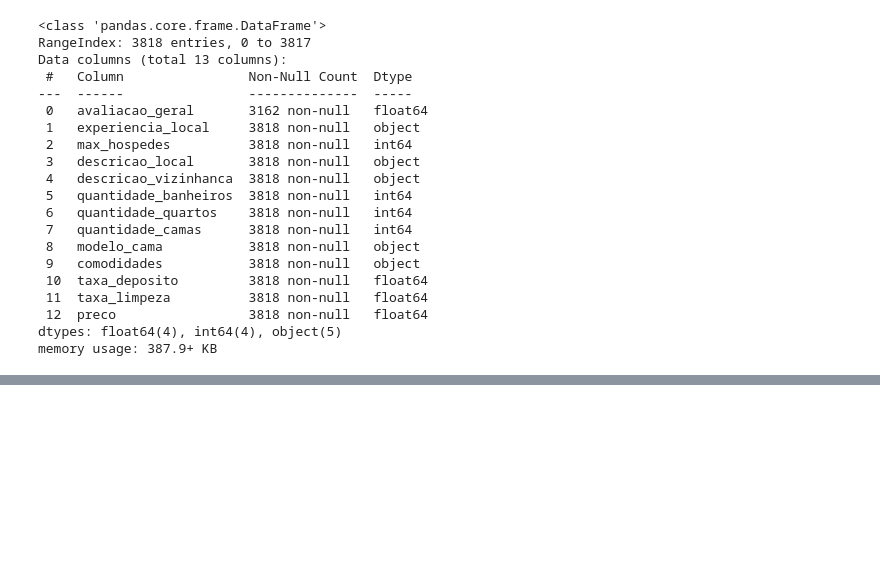
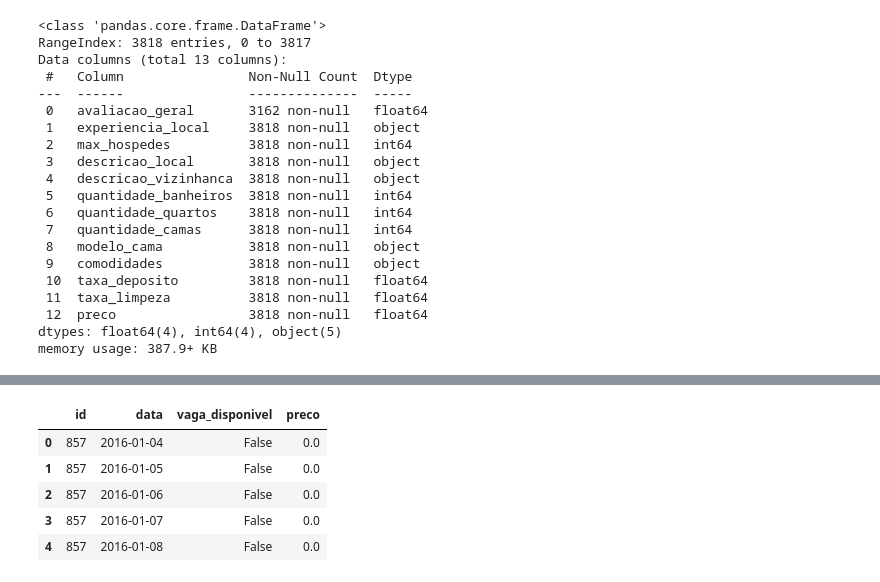
Before and after one commit to VinicMello/bootcamp_data, a Jupyter notebook: main.ipynb, the cells around one changed output, grey strips where cells are left out. Drawn from its saved outputs; the diff is of its cells as text; code cells hidden in the pictures; blank space fills up the shorter version.

```diff
--- a/main.ipynb
+++ b/main.ipynb
@@ -154,0 +285,18 @@ memory usage: 387.9+ KB
+# %%
+# Preenche valores nulos na coluna 'preco' com '0.0'
+df_moveis_disponiveis['preco'] = df_moveis_disponiveis['preco'].fillna('0.0')
+
+# Remove '$' e vírgulas da coluna 'preco'
+df_moveis_disponiveis['preco'] = df_moveis_disponiveis['preco'].apply(lambda x: x.replace('$', '').replace(',', ''))
+
+# Converte a coluna 'preco' para tipo float64
+df_moveis_disponiveis['preco'] = df_moveis_disponiveis['preco'].astype(np.float64)
+
+df_moveis_disponiveis.head()
+# %% [output]
+|  | id | data | vaga_disponivel | preco |
+| 0 | 857 | 2016-01-04 | False | 0.0 |
+| 1 | 857 | 2016-01-05 | False | 0.0 |
+| 2 | 857 | 2016-01-06 | False | 0.0 |
+| 3 | 857 | 2016-01-07 | False | 0.0 |
+| 4 | 857 | 2016-01-08 | False | 0.0 |
```
Also changed, not shown: parts of 21 cells of this notebook, 5 other files.
